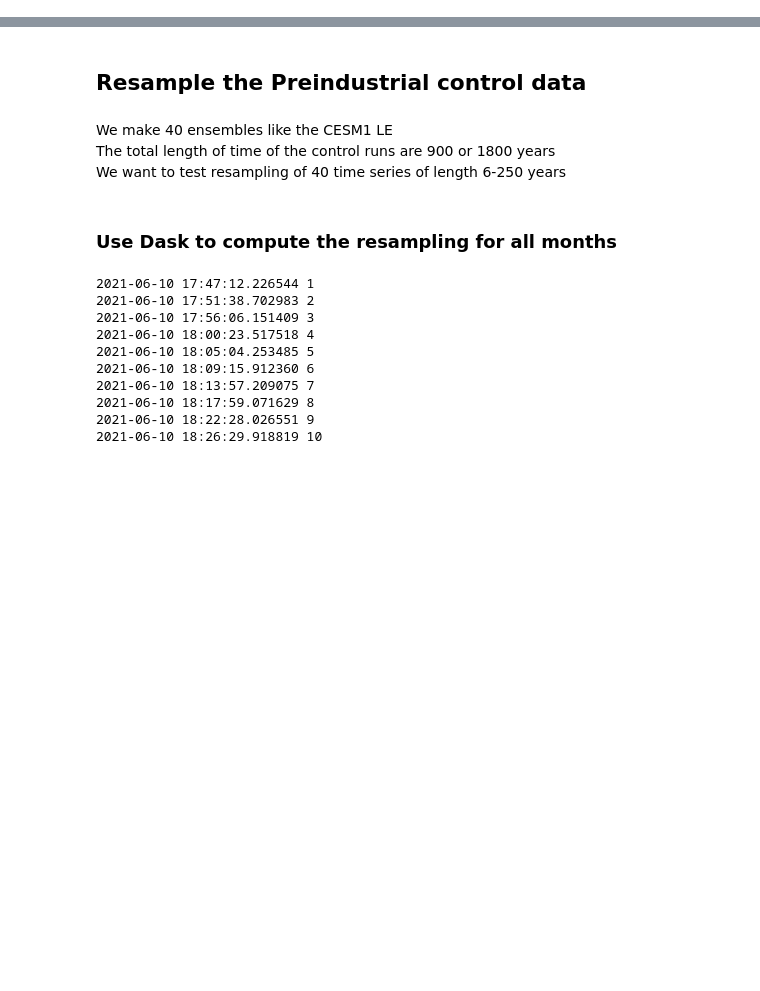
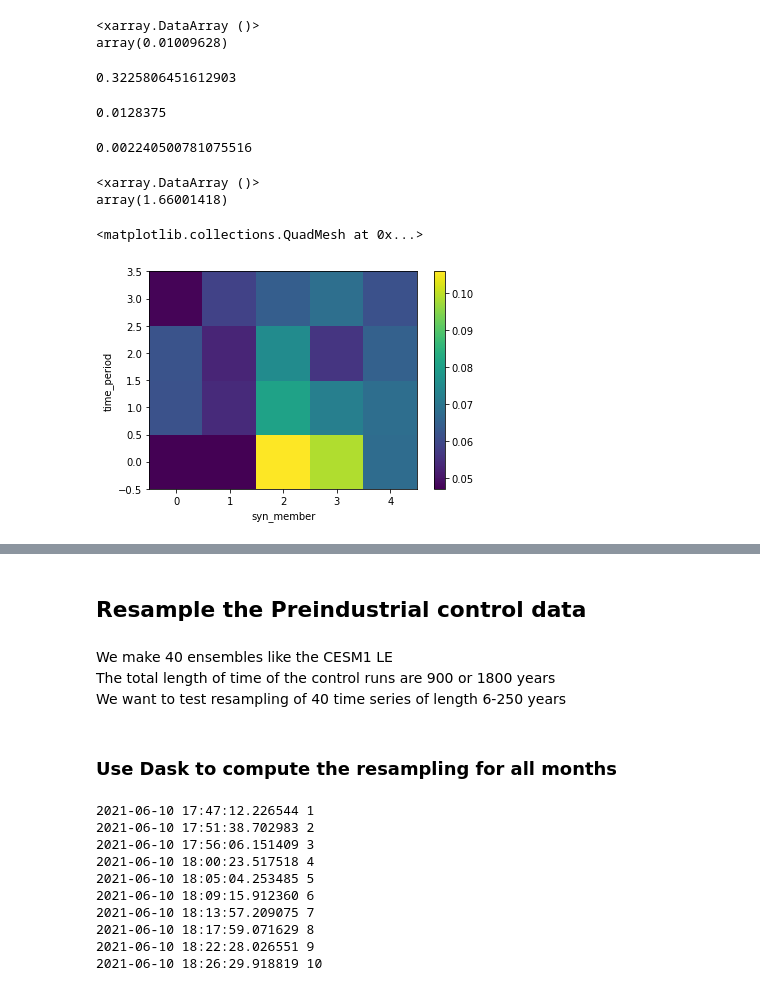
Before and after one commit to chrisrwp/synthetic-ensemble, a Jupyter notebook: SIA/CESM_pi_control.ipynb, the cells around one changed output, grey strips where cells are left out. Cells and saved outputs as stored; diff of their text form; code cells hidden in the pictures; blank space fills up the shorter version.

```diff
--- a/SIA/CESM_pi_control.ipynb
+++ b/SIA/CESM_pi_control.ipynb
@@ -60,0 +86,20 @@ client
+# %%
+all_syn_mems = []
+for actual_mem in np.arange(36,41):
+
+    synthetic_mems = []
+    for time_period in np.arange(6,14,2):
+        time_mems = []
+        for mem_i in np.arange(0,5):
+            time_mems.append(resample_boot2(detrended['20C_09_ens'].sel(member=actual_mem).isel(time=slice(start_i[mem_i],start_i[mem_i]+time_period)), resample_n))
+
+        synthetic_mems.append(xr.concat((time_mems), dim='syn_member'))
+
+    all_syn_mems.append(xr.concat((synthetic_mems), dim='time_period'))
+
+all_syn_mems = xr.concat((all_syn_mems), dim='actual_members')
+
+print(all_syn_mems.mean('actual_members').std())
+# %% [output]
+<xarray.DataArray ()>
+array(0.01009628)
@@ -60,0 +108,22 @@ client
+# %%
+1/3.1
+# %% [output]
+0.3225806451612903
+# %%
+np.mean(intervals_members)
+# %% [output]
+0.0128375
+# %%
+np.std(intervals_members)
+# %% [output]
+0.002240500781075516
+# %%
+(np.mean(intervals_members) - all_ream_mems_av.std()) / np.std(intervals_members)
+# %% [output]
+<xarray.DataArray ()>
+array(1.66001418)
+# %%
+all_syn_mems.mean('actual_members').plot()
+# %% [output]
+<matplotlib.collections.QuadMesh at 0x...>
+[figure, added]
```
Also changed, not shown: parts of 54 cells of this notebook, 26 other files.
